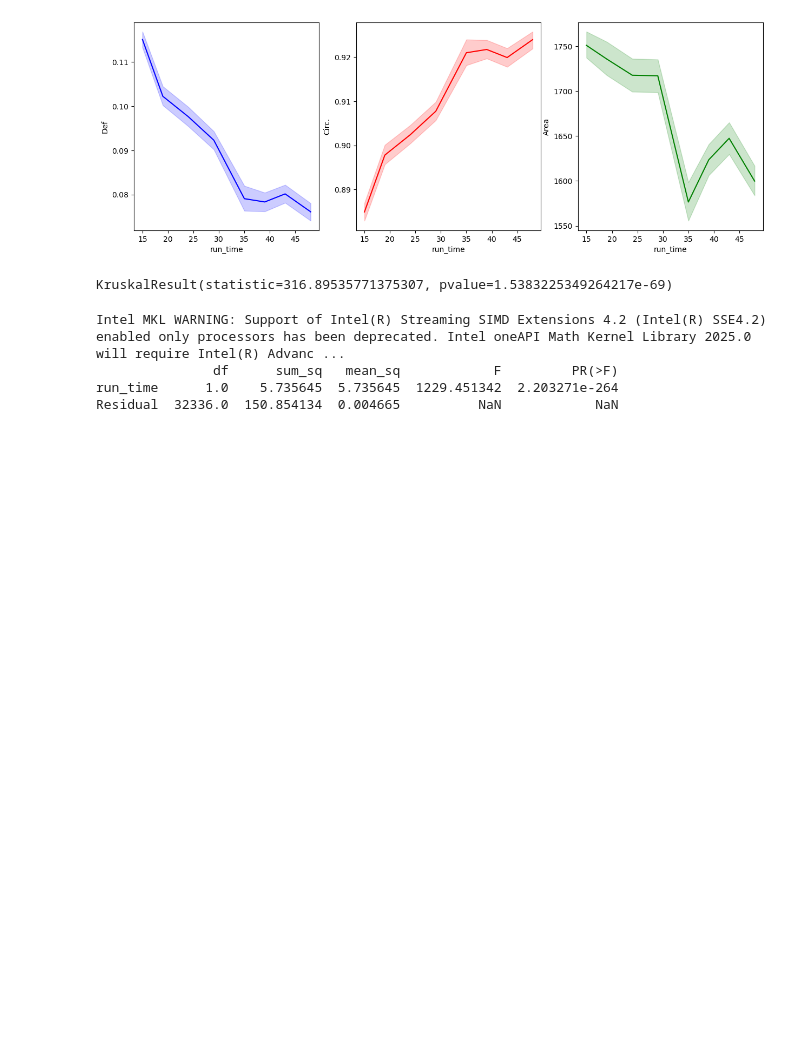
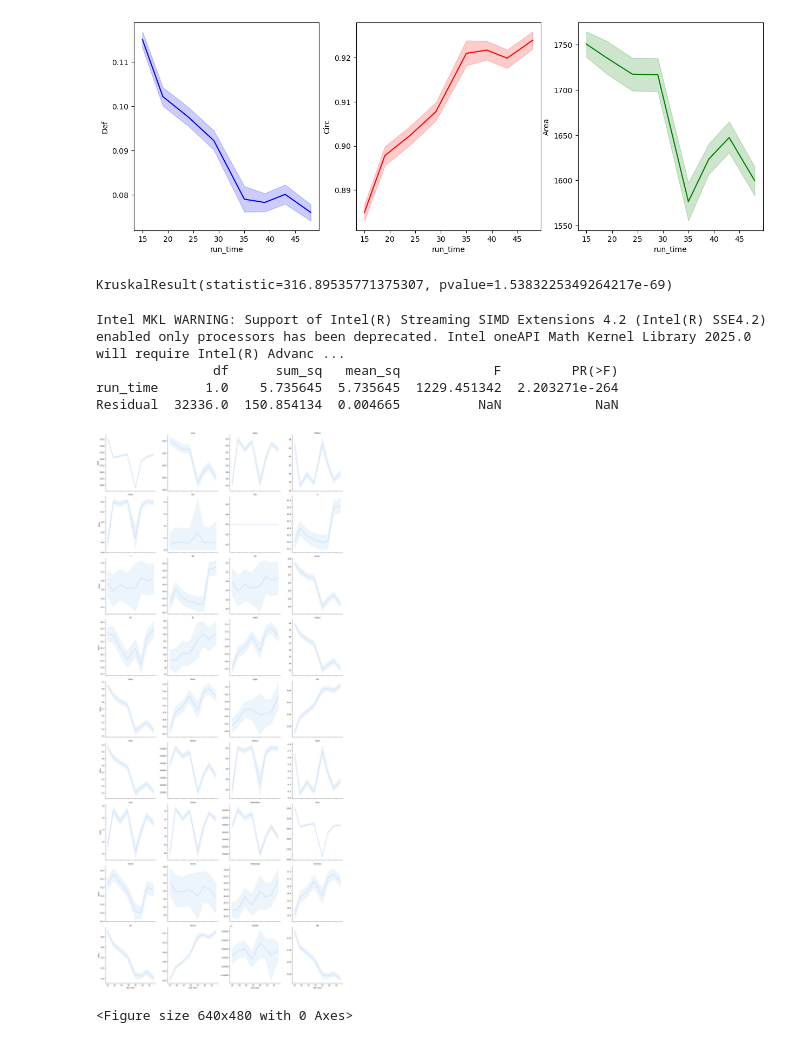
Before and after one commit to ClarissePierre/Mechanobiology-Group9, a Jupyter notebook: Project_2/Part_B.ipynb, the cells around one changed output. Saved outputs shown, nothing was run; the diff lists cells and outputs as text; code cells hidden in the pictures; blank space fills up the shorter version.

Commit message:
figures updated and saved

```diff
--- a/Project_2/Part_B.ipynb
+++ b/Project_2/Part_B.ipynb
@@ -118,3 +119,31 @@ Intel MKL WARNING: Support of Intel(R) Streaming SIMD Extensions 4.2 (Intel(R) S
                df      sum_sq   mean_sq            F         PR(>F)
 run_time      1.0    5.735645  5.735645  1229.451342  2.203271e-264
 Residual  32336.0  150.854134  0.004665          NaN            NaN
+# %%
+
+# Melt the DataFrame to convert it to long format
+df_long = pd.melt(run_data, id_vars=['run_time'], var_name='parameter', value_name='value')
+
+# Create a FacetGrid
+g = sns.FacetGrid(df_long, col='parameter', col_wrap=4, height=5, sharey=False)
+
+# Map line plots onto the FacetGrid
+g.map(sns.lineplot, 'run_time', 'value')
+
+# Set the x-axis label
+g.set_xlabels('Run Time')
+
+# Set the y-axis label
+g.set_ylabels('Value')
+
+# Optionally, you can add more customization to the plot, such as titles for each subplot
+g.set_titles(col_template='{col_name}')
+
+# Show the plot
+plt.show()
+
+
+plt.savefig("/Users/Clarisse/Documents/ENS 1  - L3/ENS 2 - M1/Mechanobiology-Group9/Project_2/Figures/PartB__metrics.png")
+# %% [output]
+[figure, added]
+<Figure size 640x480 with 0 Axes>
```
Also changed, not shown: parts of 1 cell of this notebook, 2 other files.
